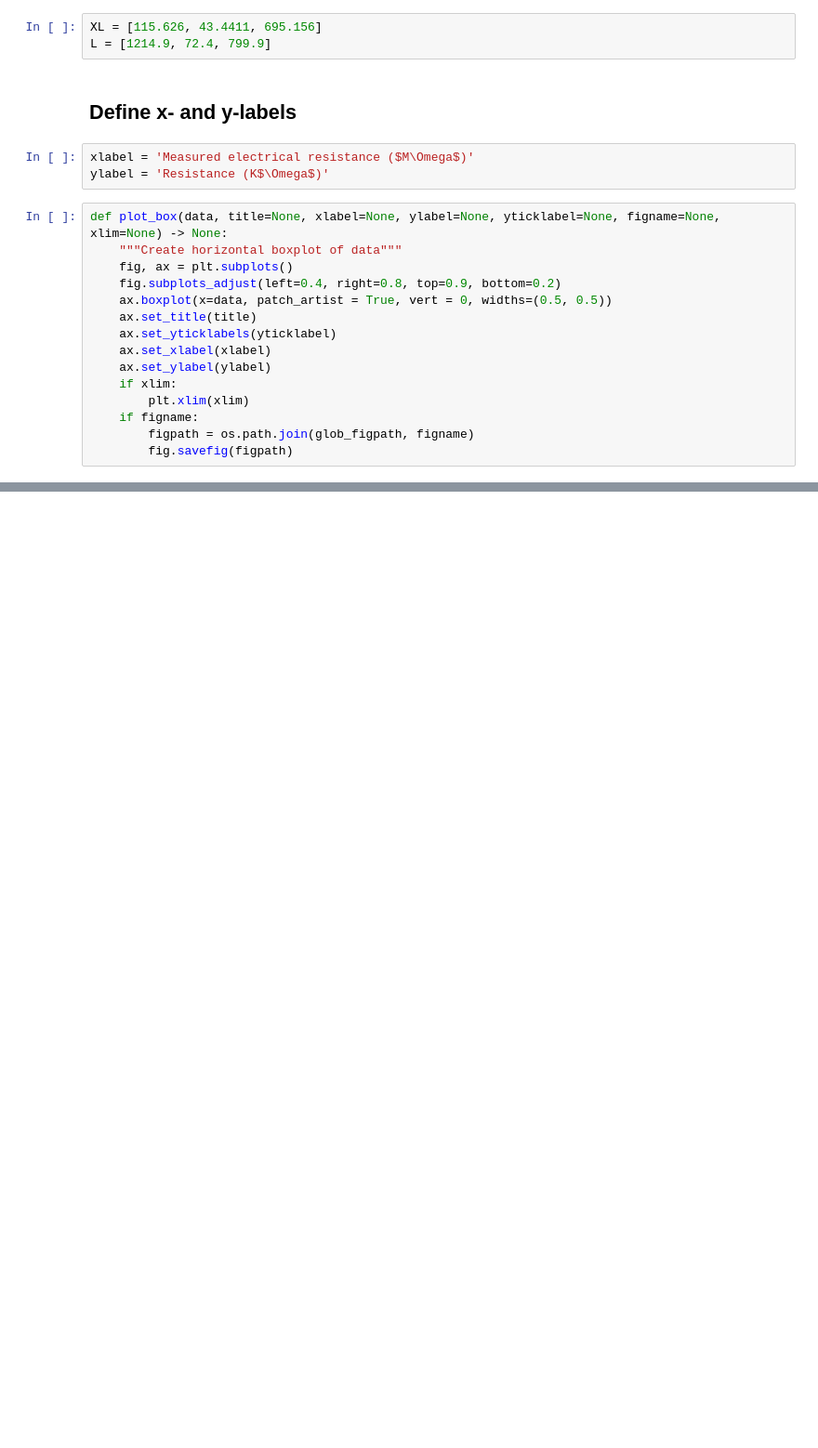
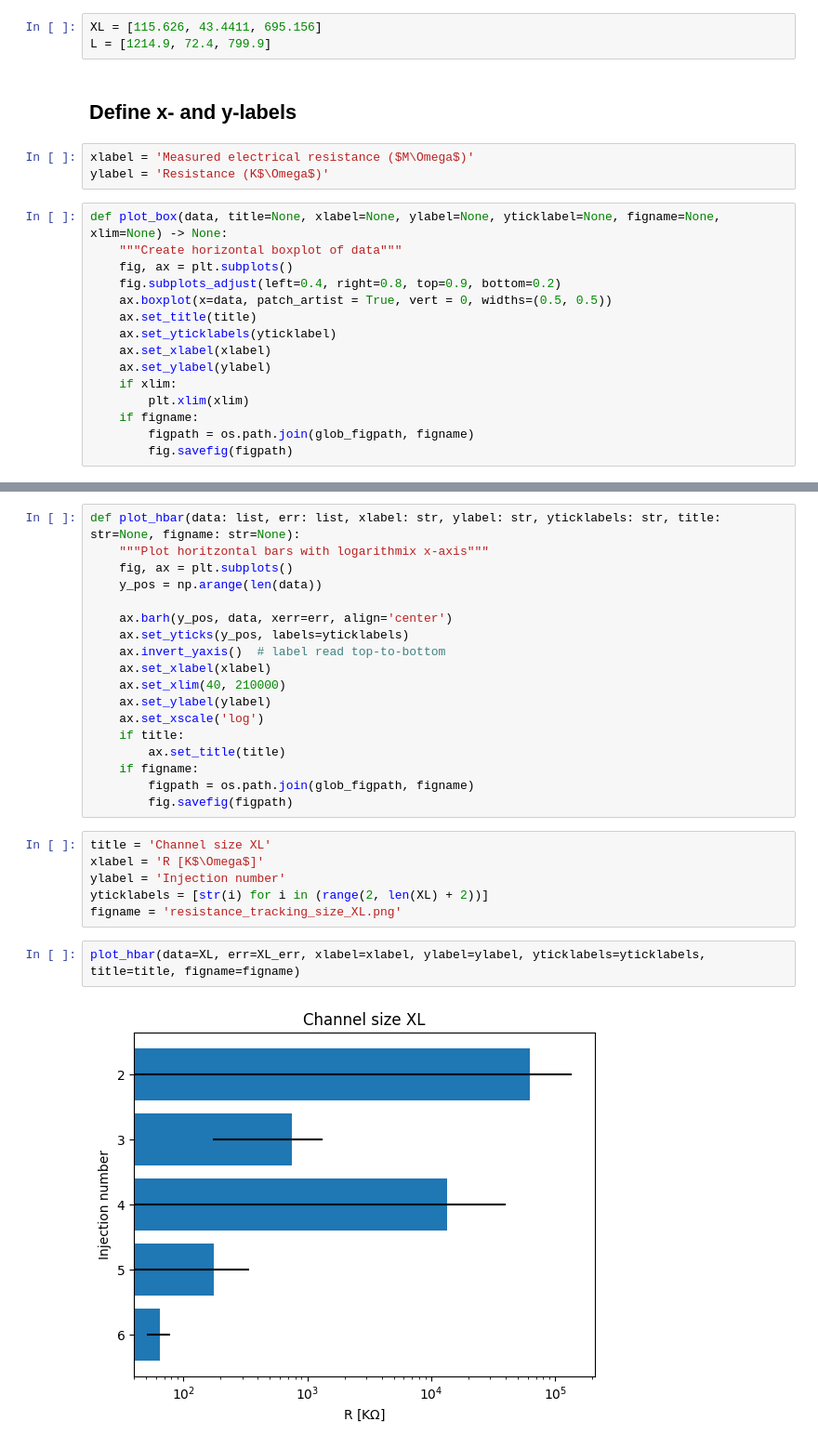
Before and after one commit to mkrause-nps/artificial-muscle, a Jupyter notebook: jupyter_notebooks/cnf_isoprop_inject.ipynb, the cells around one changed output, grey strips where cells are left out. Shown at 93% size. Saved outputs shown, nothing was run; the diff lists cells and outputs as text; blank space fills up the shorter version.

```diff
--- a/jupyter_notebooks/cnf_isoprop_inject.ipynb
+++ b/jupyter_notebooks/cnf_isoprop_inject.ipynb
@@ -51,0 +63,28 @@ plot_box(data=[XL, L], title=title, xlabel=xlabel, ylabel=ylabel, yticklabel=yti
+# %%
+def plot_hbar(data: list, err: list, xlabel: str, ylabel: str, yticklabels: str, title: str=None, figname: str=None):
+    """Plot horitzontal bars with logarithmix x-axis"""
+    fig, ax = plt.subplots()
+    y_pos = np.arange(len(data))
+
+    ax.barh(y_pos, data, xerr=err, align='center')
+    ax.set_yticks(y_pos, labels=yticklabels)
+    ax.invert_yaxis()  # label read top-to-bottom
+    ax.set_xlabel(xlabel)
+    ax.set_xlim(40, 210000)
+    ax.set_ylabel(ylabel)
+    ax.set_xscale('log')
+    if title:
+        ax.set_title(title)
+    if figname:
+        figpath = os.path.join(glob_figpath, figname)
+        fig.savefig(figpath)
+# %%
+title = 'Channel size XL'
+xlabel = 'R [K$\Omega$]'
+ylabel = 'Injection number'
+yticklabels = [str(i) for i in (range(2, len(XL) + 2))]
+figname = 'resistance_tracking_size_XL.png'
+# %%
+plot_hbar(data=XL, err=XL_err, xlabel=xlabel, ylabel=ylabel, yticklabels=yticklabels, title=title, figname=figname)
+# %% [output]
+[figure, added]
```
Also changed, not shown: parts of 6 cells of this notebook.
